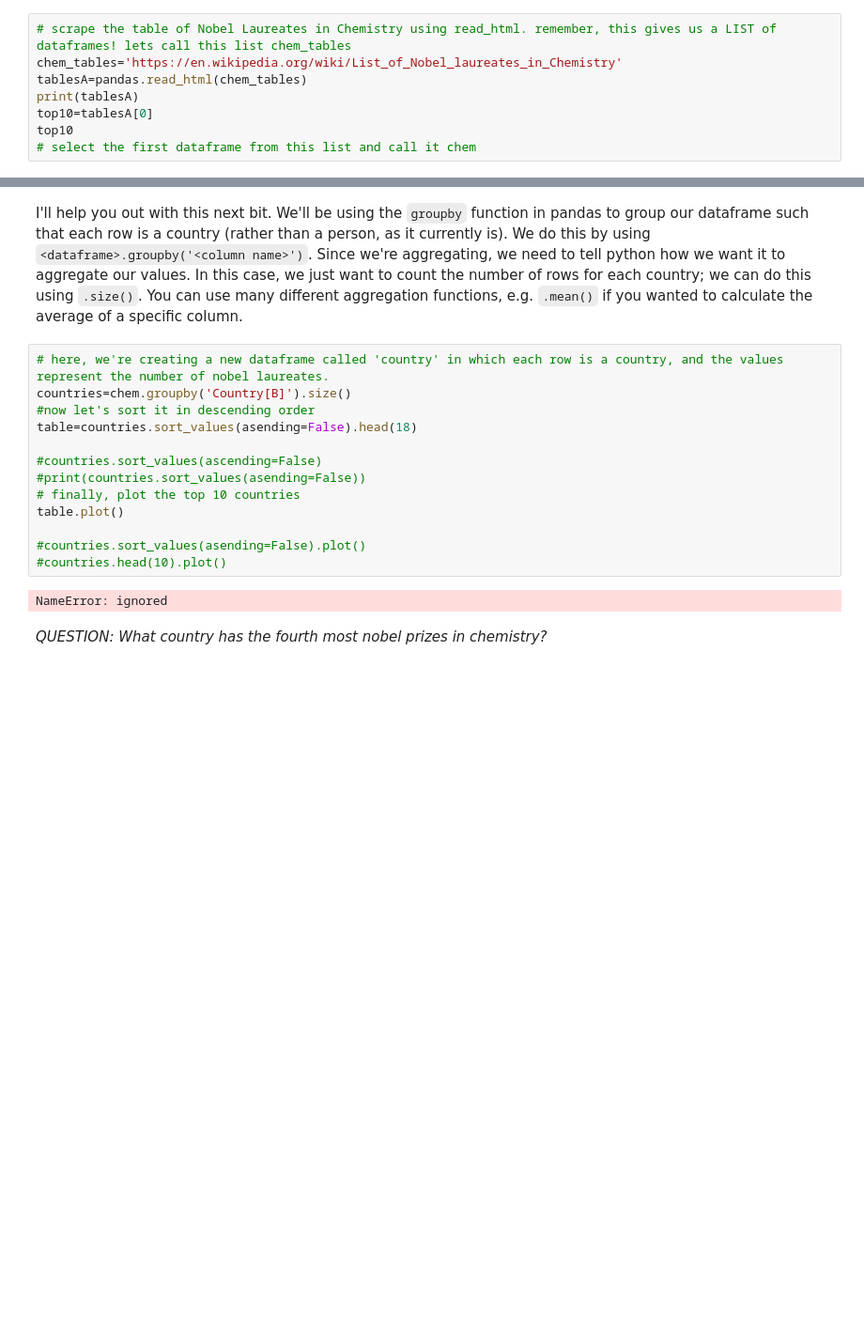
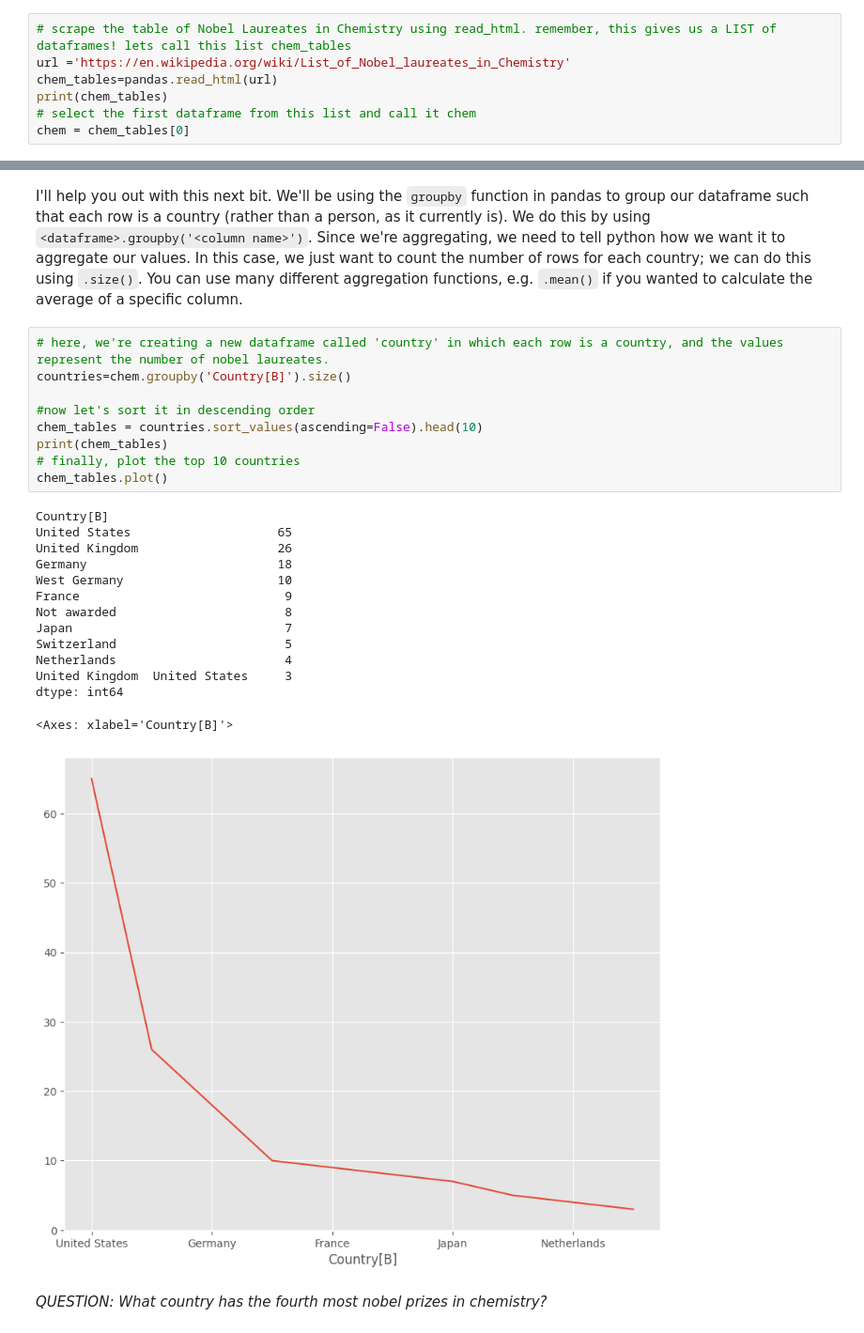
Before and after one commit to uclqsoc/QM2, a Jupyter notebook: notebooks/W02. Pandas.ipynb, the cells around one changed output, grey strips where cells are left out. Shown: that part at 94% size. Drawn from its saved outputs; the diff is of its cells as text; blank space fills up the shorter version.

```diff
--- a/notebooks/W02. Pandas.ipynb
+++ b/notebooks/W02. Pandas.ipynb
@@ -476,12 +482,11 @@ And there we have it; a nicely formatted dataframe ready for analysis, straight
 Using the following URL https://en.wikipedia.org/wiki/List_of_Nobel_laureates_in_Chemistry create a plot of the top 10 countries in terms of nobel laureates. First, follow the steps below:
 # %%
 # scrape the table of Nobel Laureates in Chemistry using read_html. remember, this gives us a LIST of dataframes! lets call this list chem_tables
-chem_tables='https://en.wikipedia.org/wiki/List_of_Nobel_laureates_in_Chemistry'
-tablesA=pandas.read_html(chem_tables)
-print(tablesA)
-top10=tablesA[0]
-top10
+url ='https://en.wikipedia.org/wiki/List_of_Nobel_laureates_in_Chemistry'
+chem_tables=pandas.read_html(url)
+print(chem_tables)
 # select the first dataframe from this list and call it chem
+chem = chem_tables[0]
 # %% [output]
 [     Year Image                               Laureate[A]      Country[B]  \
 0    1901   NaN  Jacobus Henricus van 't Hoff (1852–1911)     Netherlands
@@ -518,17 +510,26 @@ I'll help you out with this next bit. We'll be using the `groupby` function in p
 # %%
 # here, we're creating a new dataframe called 'country' in which each row is a country, and the values represent the number of nobel laureates.
 countries=chem.groupby('Country[B]').size()
+
 #now let's sort it in descending order
-table=countries.sort_values(asending=False).head(18)
-
-#countries.sort_values(ascending=False)
-#print(countries.sort_values(asending=False))
+chem_tables = countries.sort_values(ascending=False).head(10)
+print(chem_tables)
 # finally, plot the top 10 countries
-table.plot()
-
-#countries.sort_values(asending=False).plot()
-#countries.head(10).plot()
+chem_tables.plot()
 # %% [output]
-NameError: ignored
+Country[B]
+United States                    65
+United Kingdom                   26
+Germany                          18
+West Germany                     10
+France                            9
+Not awarded                       8
+Japan                             7
+Switzerland                       5
+Netherlands                       4
+United Kingdom  United States     3
+dtype: int64
+<Axes: xlabel='Country[B]'>
+[figure, added]
 # %% [markdown]
 *QUESTION: What country has the fourth most nobel prizes in chemistry?*
```
Also changed, not shown: parts of 10 cells of this notebook.
